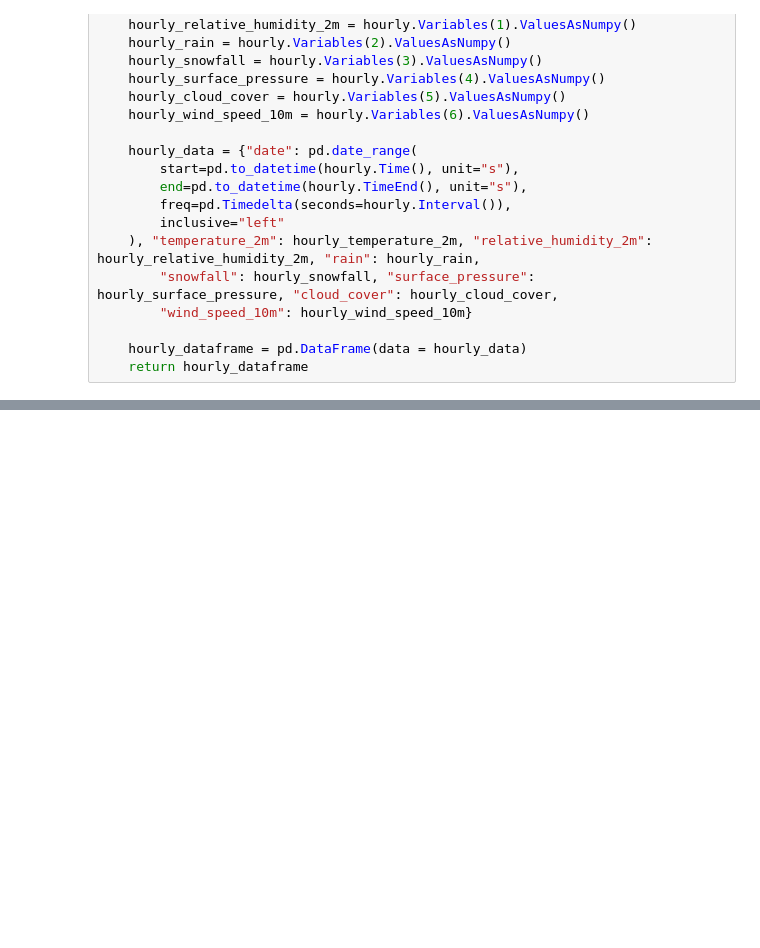
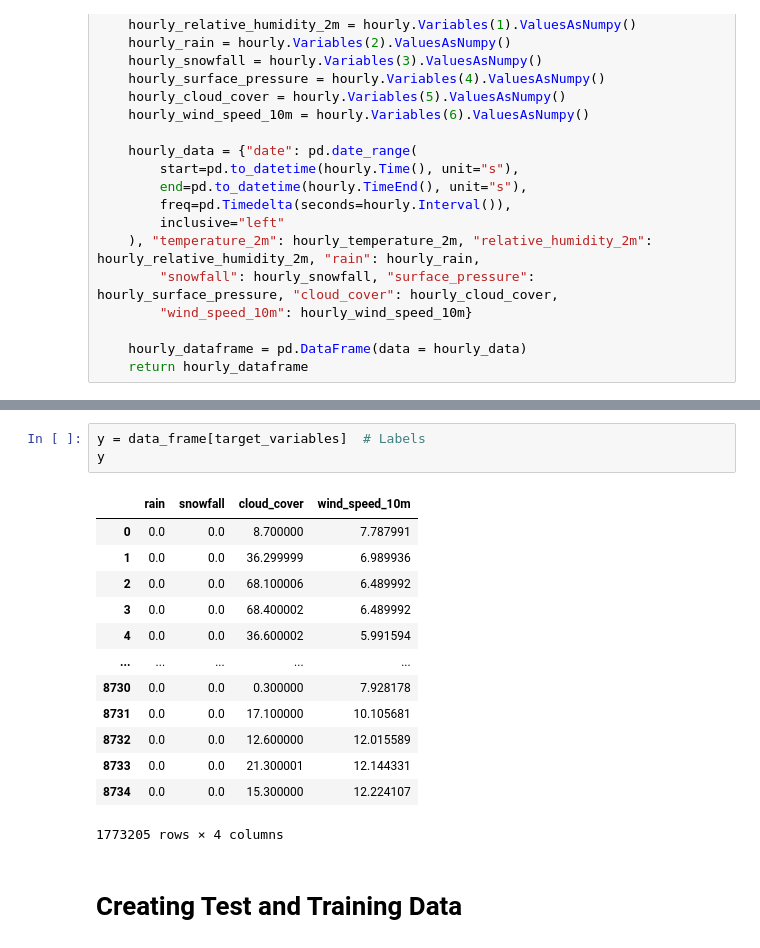
Before and after one commit to jbouveret18/Deep_Weather, a Jupyter notebook: Code.ipynb, the cells around one changed output, grey strips where cells are left out. Saved outputs shown, nothing was run; the diff lists cells and outputs as text; blank space fills up the shorter version.

```diff
--- a/Code.ipynb
+++ b/Code.ipynb
@@ -168,0 +235,19 @@ Timezone difference to GMT+0 0 s
+# %%
+y = data_frame[target_variables]  # Labels
+y
+# %% [output]
+|  | rain | snowfall | cloud_cover | wind_speed_10m |
+| 0 | 0.0 | 0.0 | 8.700000 | 7.787991 |
+| 1 | 0.0 | 0.0 | 36.299999 | 6.989936 |
+| 2 | 0.0 | 0.0 | 68.100006 | 6.489992 |
+| 3 | 0.0 | 0.0 | 68.400002 | 6.489992 |
+| 4 | 0.0 | 0.0 | 36.600002 | 5.991594 |
+| ... | ... | ... | ... | ... |
+| 8730 | 0.0 | 0.0 | 0.300000 | 7.928178 |
+| 8731 | 0.0 | 0.0 | 17.100000 | 10.105681 |
+| 8732 | 0.0 | 0.0 | 12.600000 | 12.015589 |
+| 8733 | 0.0 | 0.0 | 21.300001 | 12.144331 |
+| 8734 | 0.0 | 0.0 | 15.300000 | 12.224107 |
+1773205 rows × 4 columns
+# %% [markdown]
+# Creating Test and Training Data
```
Also changed, not shown: parts of 8 cells of this notebook.
